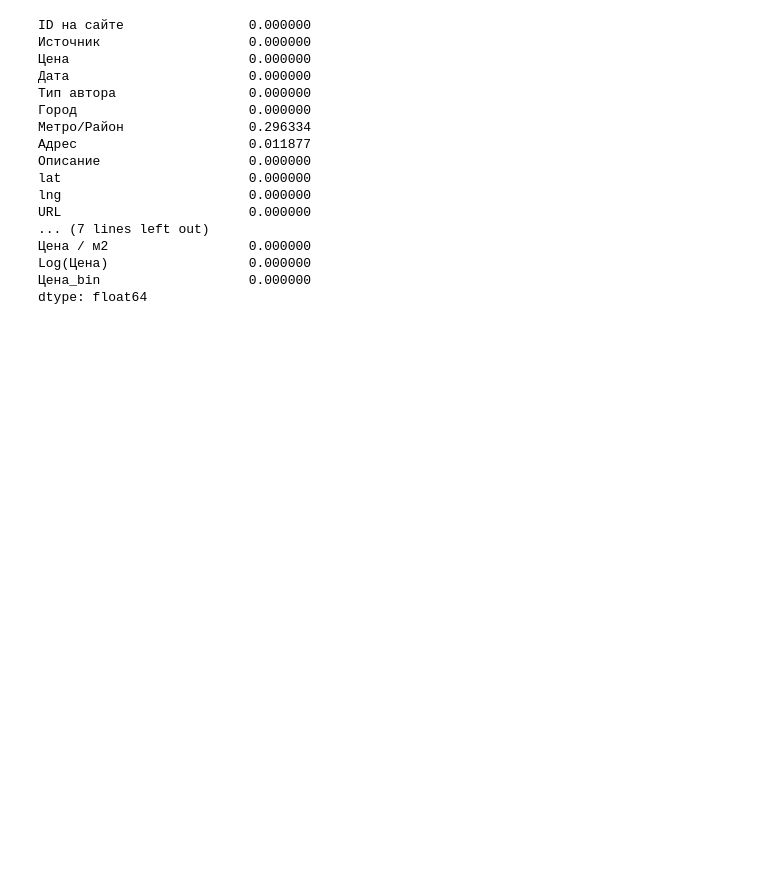
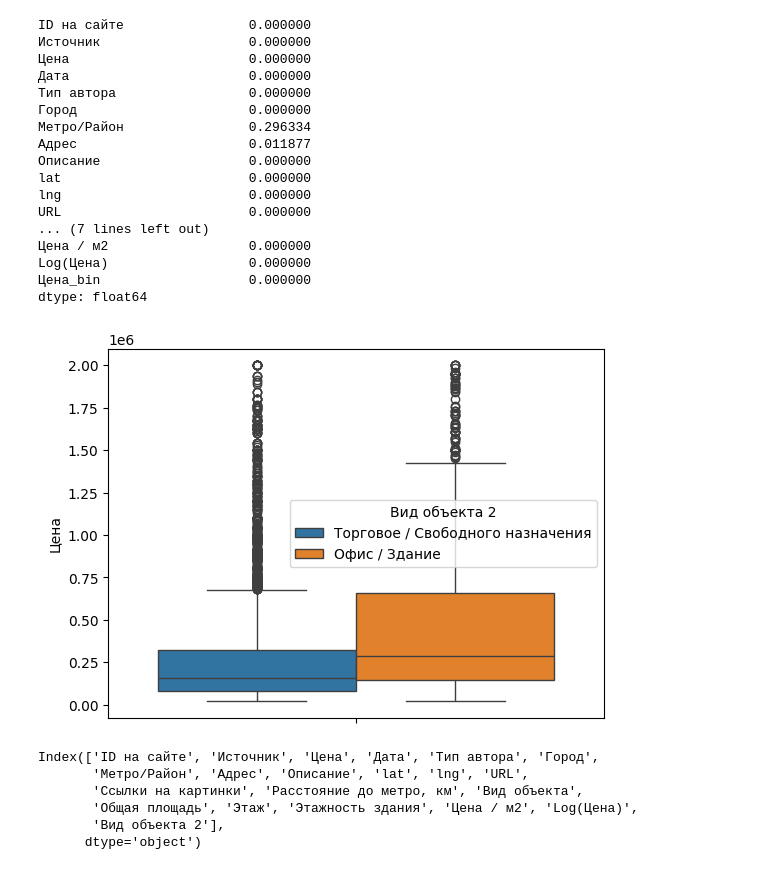
Before and after one commit to mgolovstik/sirius-school-proj, a Jupyter notebook: analytics/2. Аналитика (main).ipynb, the cells around one changed output. Cells and saved outputs as stored; diff of their text form; code cells hidden in the pictures; blank space fills up the shorter version.

```diff
--- a/analytics/2. Аналитика.ipynb
+++ b/analytics/2. Аналитика (main).ipynb
@@ -4,7 +4,7 @@ import numpy as np
 import seaborn as sns
 import matplotlib.pyplot as plt
 
-data = pd.read_excel("../data_transformed.xlsx")
+data = pd.read_excel("../data/data_transformed.xlsx")
 # data = data[data["Источник"] != "cian.ru"].copy()
 data.head()
 # %% [output]
@@ -214,3 +214,28 @@ Log(Цена)                  0.000000
 dtype: float64
 # %%
 data = data.drop(["Категория", "Цена_bin"], axis=1)
+# %%
+data["Вид объекта 2"] = data["Вид объекта"].replace({
+    "Офисное помещение": "Офис / Здание",
+    "Здание": "Офис / Здание",
+    "Торговое помещение": "Торговое / Свободного назначения",
+    "Помещение свободного назначения": "Торговое / Свободного назначения",
+})
+
+data["Тип автора"] = data["Тип автора"].replace({
+    "Частное лицо (фильтр)": "Частное лицо",
+})
+# %%
+sns.boxplot(data, y="Цена", hue="Вид объекта 2")
+plt.show()
+# %% [output]
+[figure, added]
+# %%
+data.columns
+# %% [output]
+Index(['ID на сайте', 'Источник', 'Цена', 'Дата', 'Тип автора', 'Город',
+       'Метро/Район', 'Адрес', 'Описание', 'lat', 'lng', 'URL',
+       'Ссылки на картинки', 'Расстояние до метро, км', 'Вид объекта',
+       'Общая площадь', 'Этаж', 'Этажность здания', 'Цена / м2', 'Log(Цена)',
+       'Вид объекта 2'],
+      dtype='object')
```
Also changed, not shown: parts of 12 cells of this notebook, 2 other files.
